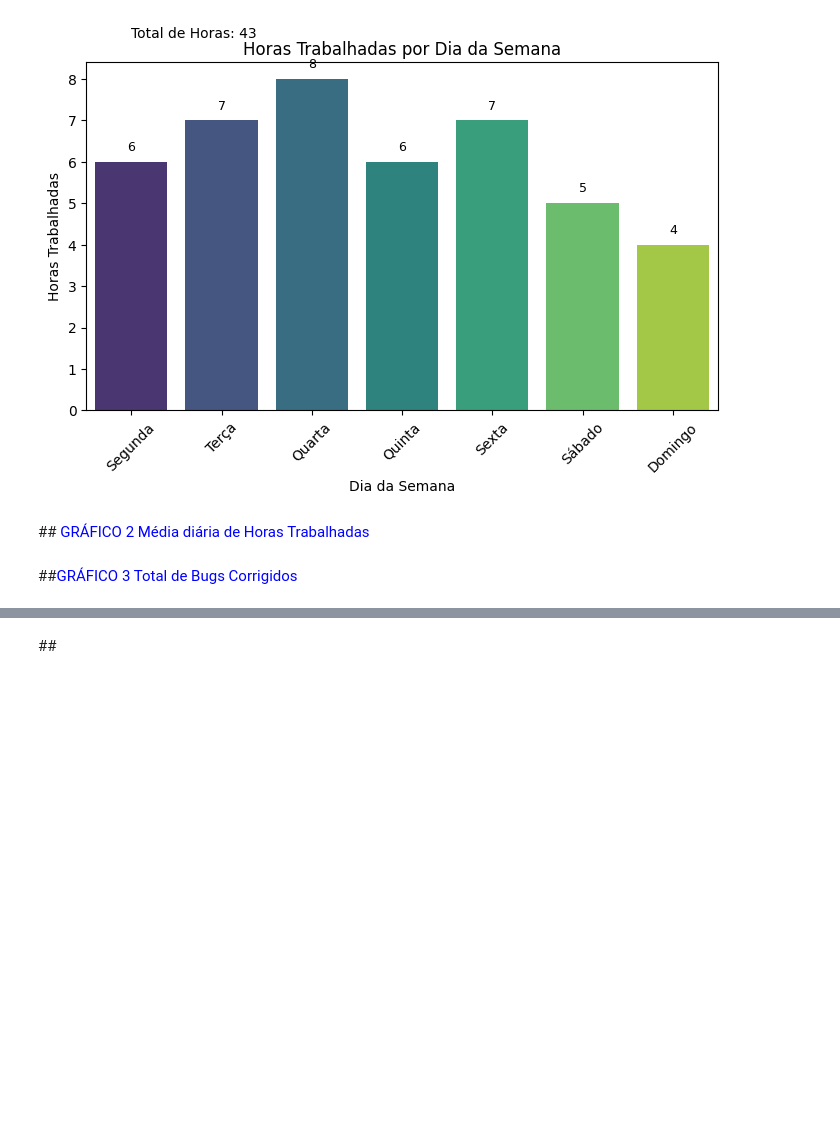
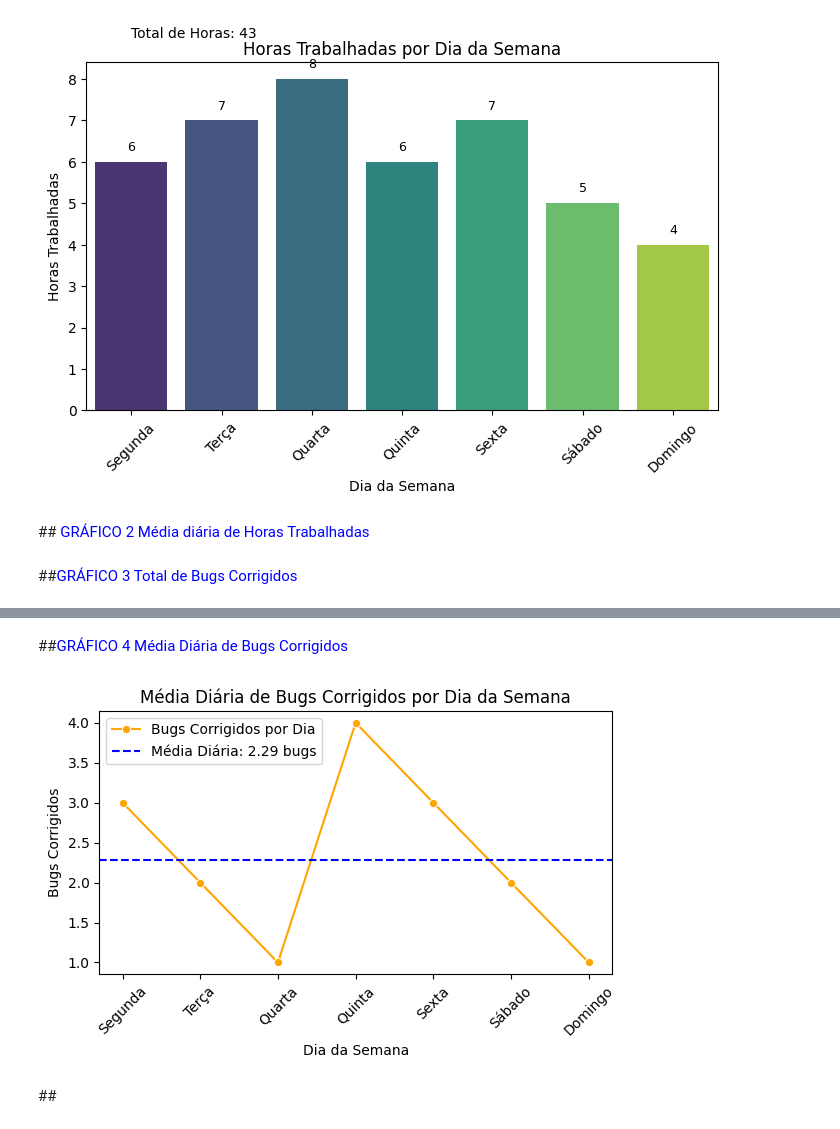
Before and after one commit to estrela1921/projeto-individual-modulo-4, a Jupyter notebook: Graficos_Individual_M4.ipynb, the cells around one changed output, grey strips where cells are left out. Drawn from its saved outputs; the diff is of its cells as text; code cells hidden in the pictures; blank space fills up the shorter version.

Commit message:
GRÁFICO 4 Média Diária de Bugs Corrigidos

```diff
--- a/Graficos_Individual_M4.ipynb
+++ b/Graficos_Individual_M4.ipynb
@@ -102,2 +100,30 @@ plt.show()
+# %% [markdown]
+##<font color = "blue">GRÁFICO 4 Média Diária de Bugs Corrigidos
+# %%
+# Dados fornecidos
+dados = {
+    'Dia': ['Segunda', 'Terça', 'Quarta', 'Quinta', 'Sexta', 'Sábado', 'Domingo'],
+    'Bugs Corrigidos': [3, 2, 1, 4, 3, 2, 1]
+}
+
+# Calcular a média diária de bugs corrigidos
+media_diaria = np.mean(dados['Bugs Corrigidos'])
+
+# Criar um gráfico de linha com Seaborn para a média diária de bugs corrigidos
+plt.figure(figsize=(6, 4))  # Definir o tamanho do gráfico
+
+sns.lineplot(x='Dia', y='Bugs Corrigidos', data=dados, marker='o', color='orange', label='Bugs Corrigidos por Dia')
+plt.axhline(media_diaria, color='blue', linestyle='--', label=f'Média Diária: {media_diaria:.2f} bugs')  # Linha horizontal para a média diária
+
+plt.title('Média Diária de Bugs Corrigidos por Dia da Semana')
+plt.xlabel('Dia da Semana')
+plt.ylabel('Bugs Corrigidos')
+
+plt.legend()
+plt.xticks(rotation=45)  # Rotacionar os rótulos do eixo x para melhor visualização
+plt.tight_layout()  # Ajustar layout
+plt.show()
+# %% [output]
+[figure, added]
 # %% [markdown]
 ##<font color = "blue">
```
Also changed, not shown: parts of 1 cell of this notebook.
